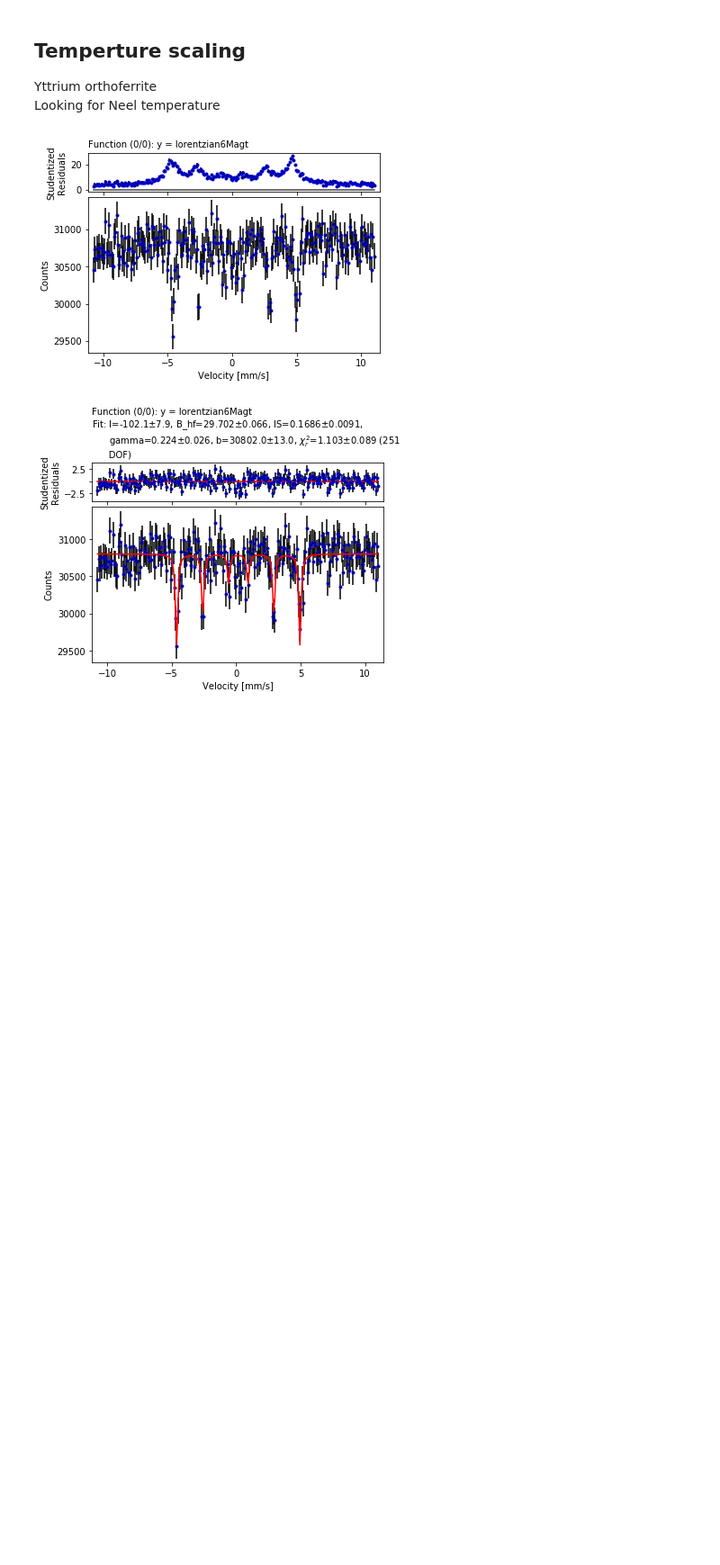
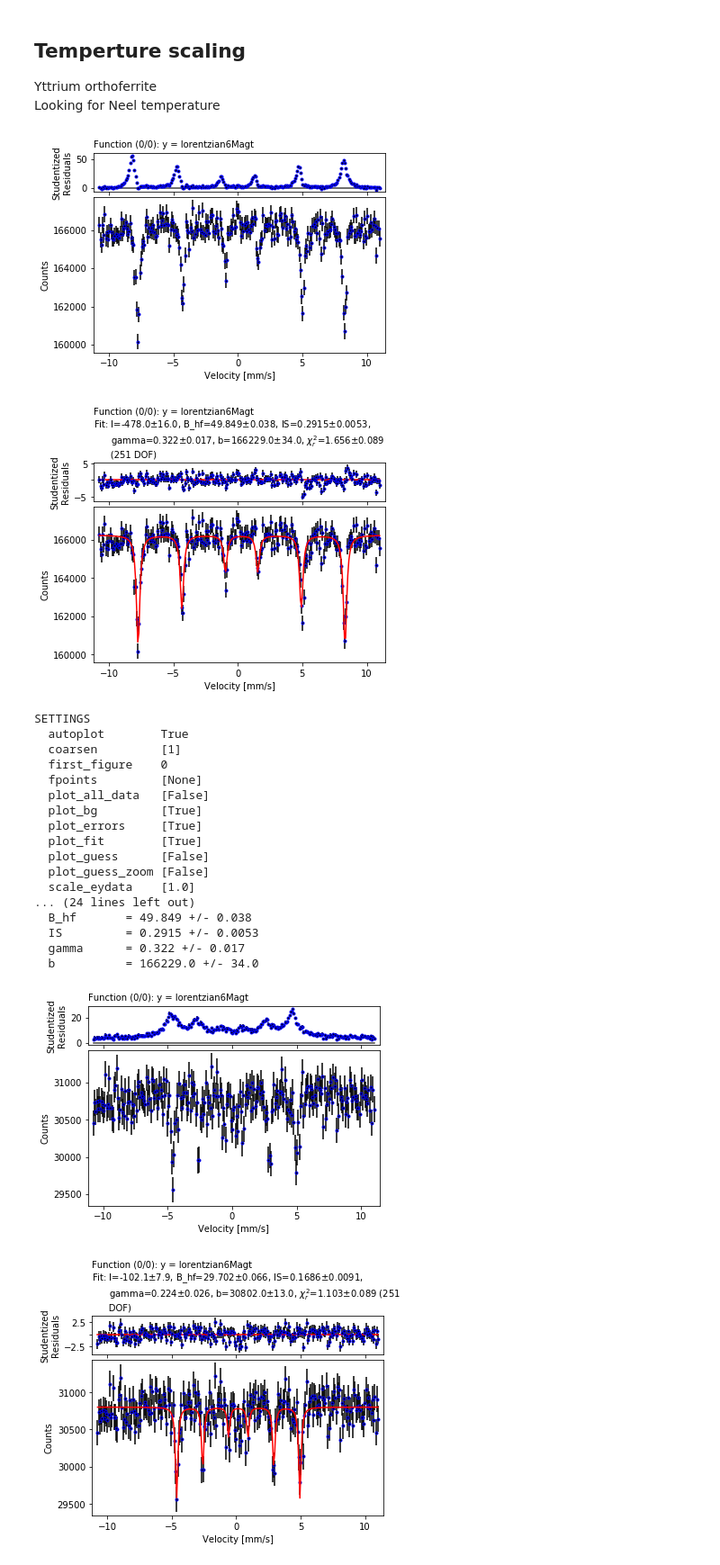
Before and after one commit to eklem1/ModernLab, a Jupyter notebook: TempMag.ipynb, the cells around one changed output. Shown at 90% size. Drawn from its saved outputs; the diff is of its cells as text; code cells hidden in the pictures; blank space fills up the shorter version.

Commit message:
started new file for last week of data

```diff
--- a/TempMag.ipynb
+++ b/TempMag.ipynb
@@ -255,6 +214,48 @@ def fitYtt(data, guess, peaks):
         results = [getFits_lor(my_fitter, 0)]
 
     return results
+# %%
+# Yttrium Orthoferrite taken at room temp
+data = np.loadtxt(".//data//YttriumOrtho_RT_Jan28_full.Asc", skiprows=0)
+data = np.transpose(data)
+data[1][511] = (data[1][510] + data[1][0])/2
+ydataerr = np.sqrt(data[1])
+
+dataL = [data[0][0:256], data[1][0:256], ydataerr[0:256]]
+
+velocities = chan_to_velo(dataL[0], m, b)
+
+guess = 'I=-2000, B_hf=51, IS=0, gamma=0.5, b=1.66e5'
+
+my_fitter = s.data.fitter()
+my_fitter.set(style_data = [{'marker': '.', 'color': 'black', 'ls': '', 'mec': 'b'}]\
+              , plot_guess=False, fpoints=None, xlabel = "Velocity [mm/s]" , ylabel = "Counts")
+
+my_fitter.set_functions(f=lorentzian6Magt, p=guess)
+
+my_fitter.set_data(xdata=velocities, ydata=dataL[1], eydata=dataL[2])
+my_fitter.fit()
+# print(my_fitter.get_fit_results())
+# %% [output]
+[figure, added]
+[figure, added]
+SETTINGS
+  autoplot        True
+  coarsen         [1]
+  first_figure    0
+  fpoints         [None]
+  plot_all_data   [False]
+  plot_bg         [True]
+  plot_errors     [True]
+  plot_fit        [True]
+  plot_guess      [False]
+  plot_guess_zoom [False]
+  scale_eydata    [1.0]
+... (24 lines left out)
+  B_hf       = 49.849 +/- 0.038
+  IS         = 0.2915 +/- 0.0053
+  gamma      = 0.322 +/- 0.017
+  b          = 166229.0 +/- 34.0
 # %%
 #Yttrium orthoferrite
 data = np.loadtxt(".//data//Y_ortho_T256_Jan20_full.Asc", skiprows=0)
```
Also changed, not shown: parts of 2 cells of this notebook, 5 other files.
